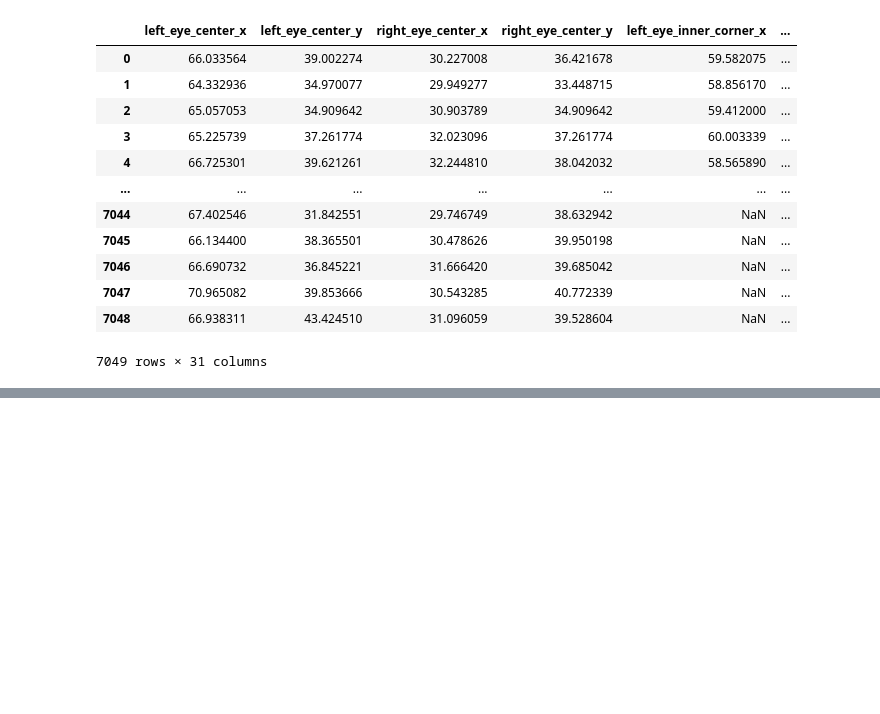
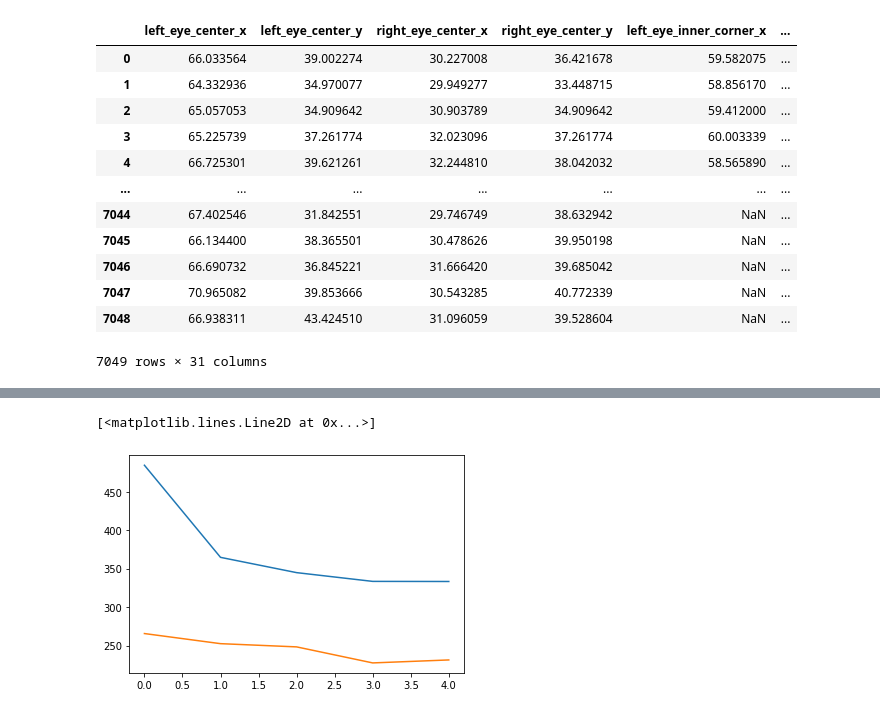
Before and after one commit to allihaider/facial-keypoint-detection, a Jupyter notebook: src/Data-Preprocessing.ipynb, the cells around one changed output, grey strips where cells are left out. Saved outputs shown, nothing was run; the diff lists cells and outputs as text; code cells hidden in the pictures; blank space fills up the shorter version.

```diff
--- a/src/Data-Preprocessing.ipynb
+++ b/src/Data-Preprocessing.ipynb
@@ -164,0 +171,18 @@ for i in range(1, sample_images.shape[0]):
+# %%
+def get_model(base_trainable=False):
+
+    base_model = tf.keras.applications.ResNet50(include_top=False, weights="imagenet", input_shape=(96, 96, 3))
+    base_model.trainable = base_trainable
+
+    inputs = tf.keras.Input(shape=(96, 96, 3))
+    x = tf.keras.applications.resnet50.preprocess_input(inputs)
+    x = base_model(x)
+    x = tf.keras.layers.GlobalAveragePooling2D()(x)
+    outputs = tf.keras.layers.Dense(30)(x)
+    model = tf.keras.Model(inputs, outputs)
+
+    return model
+# %%
+model = get_model()
+model.compile(loss="mse", optimizer=tf.keras.optimizers.Adam())
+history = model.fit(train_dataset, validation_data=val_dataset, epochs=5)
@@ -164,0 +200,6 @@ for i in range(1, sample_images.shape[0]):
+# %%
+plt.plot(history.history["loss"])
+plt.plot(history.history["val_loss"])
+# %% [output]
+[<matplotlib.lines.Line2D at 0x...>]
+[figure, added]
```
Also changed, not shown: parts of 14 cells of this notebook.
